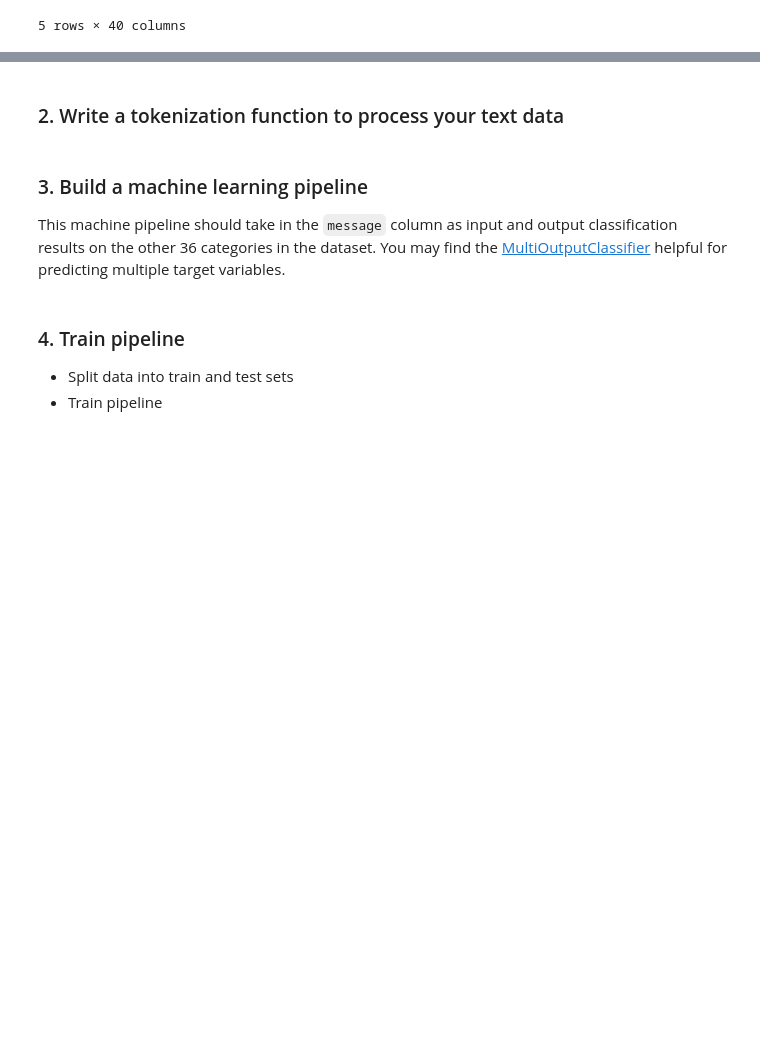
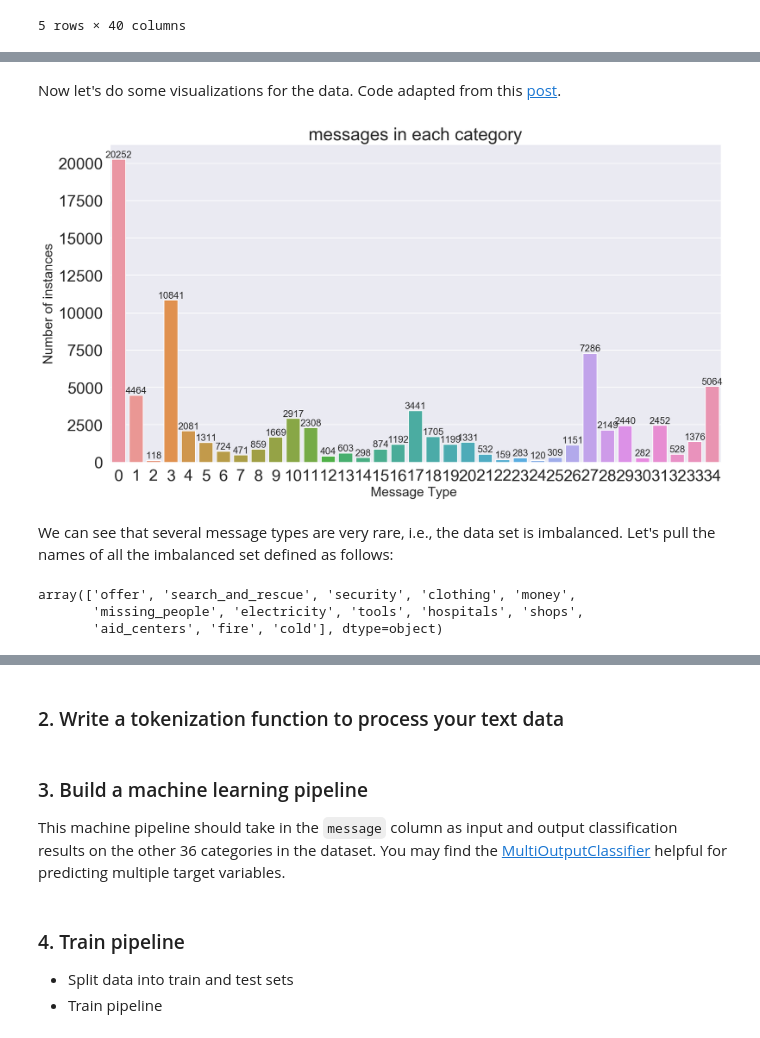
Before and after one commit to suebatista/Disaster-Response-Pipeline-Udacity, a Jupyter notebook: ML Pipeline Preparation.ipynb, the cells around one changed output, grey strips where cells are left out. Drawn from its saved outputs; the diff is of its cells as text; code cells hidden in the pictures; blank space fills up the shorter version.

Commit message:
add some visualizations

```diff
--- a/ML Pipeline Preparation.ipynb
+++ b/ML Pipeline Preparation.ipynb
@@ -24,3 +27,5 @@ df.head()
 | 3 | 9 | UN reports Leogane 80-90 destroye... | UN reports Leogane 80-90 destroye... | direct | 1 | 1 | 0 | 1 | 0 | ... |
 | 4 | 12 | says: west side of Haiti, rest of... | facade ouest d Haiti et le reste ... | direct | 1 | 0 | 0 | 0 | 0 | ... |
 5 rows × 40 columns
+# %%
+categories = df.drop(columns = ['id', 'message', 'original', 'genre', 'child_alone'])
@@ -26,0 +42,20 @@ df.head()
+# %% [markdown]
+Now let's do some visualizations for the data. Code adapted from this [post](https://towardsdatascience.com/journey-to-the-center-of-multi-label-classification-384c40229bff).
+# %%
+# cats = list(categories.columns.values)
+cats = list(range(categories.shape[1])) # replace the name of categories into numbers
+counts = categories.sum().values
+sns.set(font_scale = 2)
+plt.figure(figsize=(15,8))
+ax= sns.barplot(cats, counts)
+plt.title("messages in each category", fontsize=24)
+plt.ylabel('Number of instances', fontsize=18)
+plt.xlabel('Message Type ', fontsize=18)
+#adding the text labels
+rects = ax.patches
+for rect, count in zip(rects, counts):
+    height = rect.get_height()
+    ax.text(rect.get_x() + rect.get_width()/2, height + 5, count, ha='center', va='bottom', fontsize=13)
+plt.show()
+# %% [output]
+[figure, added]
@@ -26,0 +65,10 @@ df.head()
+# %% [markdown]
+We can see that several message types are very rare, i.e., the data set is imbalanced.
+Let's pull the names of all the imbalanced set defined as follows:
+# %%
+criteria = (counts/categories.shape[0]) < 0.03 #less than 3% of data are positive lables
+categories.columns.values[criteria]
+# %% [output]
+array(['offer', 'search_and_rescue', 'security', 'clothing', 'money',
+       'missing_people', 'electricity', 'tools', 'hospitals', 'shops',
+       'aid_centers', 'fire', 'cold'], dtype=object)
```
Also changed, not shown: parts of 21 cells of this notebook.
